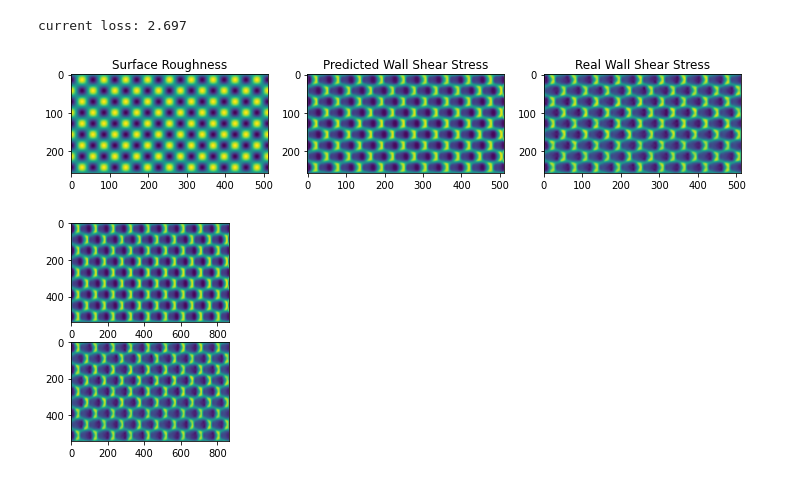
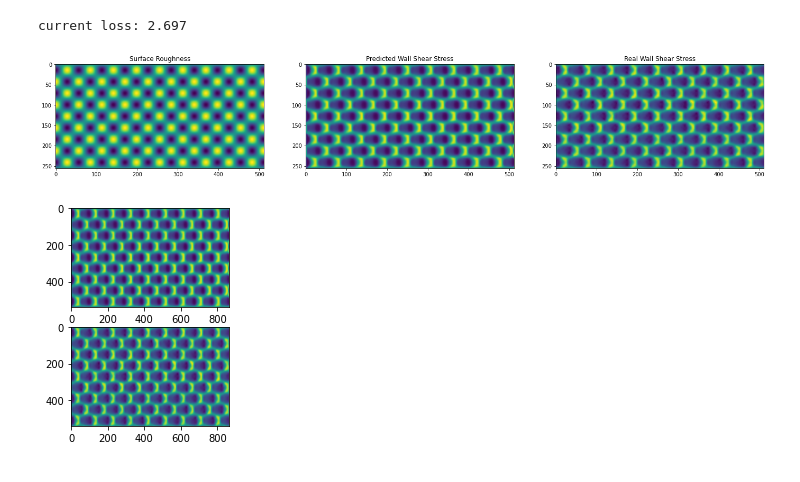
Before and after one commit to Chr1sC0de/TurbulentEggCartonPrediction, a Jupyter notebook: 04_putting_it_all_together.ipynb, the cells around one changed output. Cells and saved outputs as stored; diff of their text form; code cells hidden in the pictures.

```diff
--- a/04_putting_it_all_together.ipynb
+++ b/04_putting_it_all_together.ipynb
@@ -98,20 +98,20 @@ with torch.no_grad():
 # %% [output]
 current loss: 2.697
 # %%
-plt.rcParams['figure.figsize'] = [24, 12]
+plt.rcParams['figure.figsize'] = [24, 15]
 # now plot our prediction for the single testing example
 f, ax = plt.subplots(1, 3)
 ax[0].imshow(x[0][0].cpu().detach().numpy())
 ax[0].set_title("Surface Roughness")
 # plot the prediction
 ax[1].imshow(y_pred[0][0].cpu().detach().numpy())
 ax[1].set_title("Predicted Wall Shear Stress")
 # plot the ground truth
 ax[2].imshow(y[0][0].cpu().detach().numpy())
 ax[2].set_title("Real Wall Shear Stress")
 plt.show()
 # %% [output]
-[figure, old version]
+[figure, new version]
 # %%
 # resize the data to the original size and unscale
 upsizer = partial(torch.nn.functional.interpolate, align_corners=True,
```
